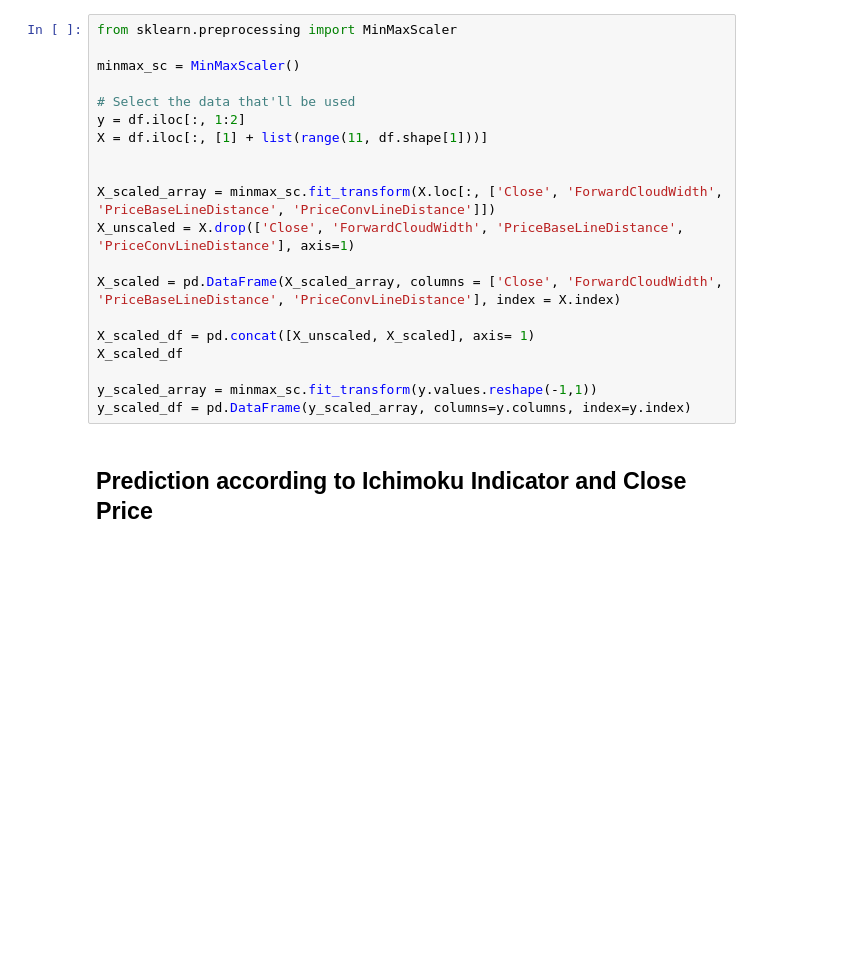
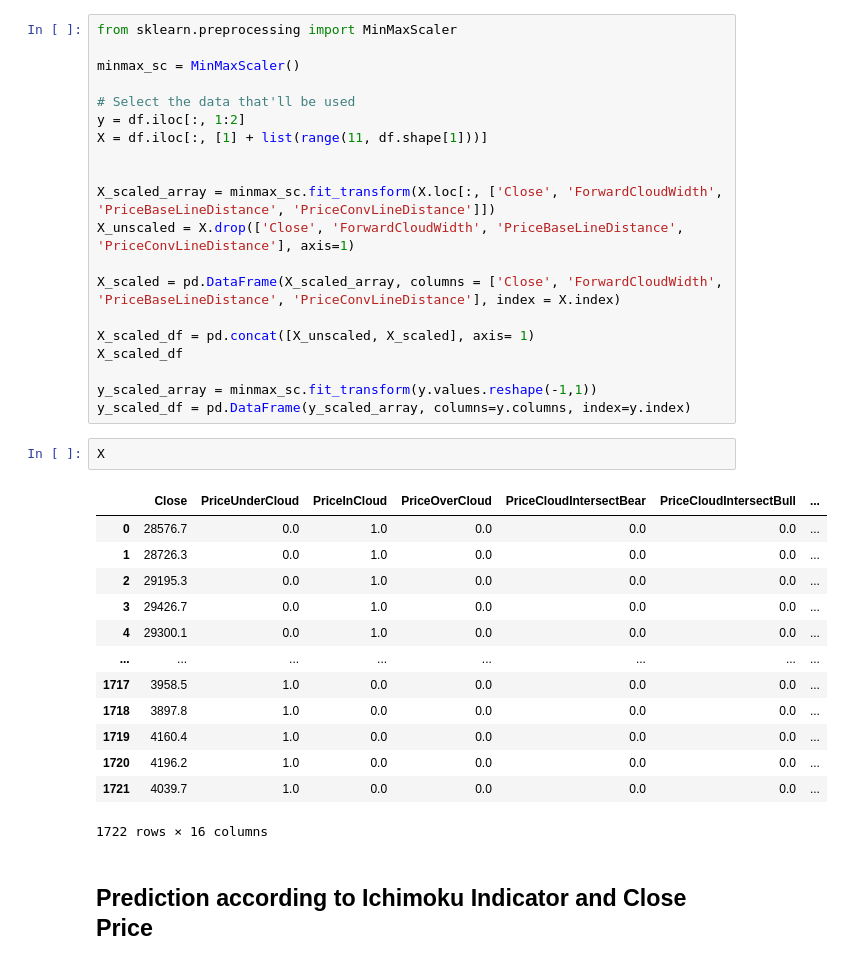
Before and after one commit to anilergan/AISMTB, a Jupyter notebook: btc_daily_chart_regression_v2.ipynb, the cells around one changed output. Drawn from its saved outputs; the diff is of its cells as text; blank space fills up the shorter version.

```diff
--- a/btc_daily_chart_regression_v2.ipynb
+++ b/btc_daily_chart_regression_v2.ipynb
@@ -235,6 +235,22 @@ X_scaled_df
 
 y_scaled_array = minmax_sc.fit_transform(y.values.reshape(-1,1))
 y_scaled_df = pd.DataFrame(y_scaled_array, columns=y.columns, index=y.index)
+# %%
+X
+# %% [output]
+|  | Close | PriceUnderCloud | PriceInCloud | PriceOverCloud | PriceCloudIntersectBear | PriceCloudIntersectBull | ... |
+| 0 | 28576.7 | 0.0 | 1.0 | 0.0 | 0.0 | 0.0 | ... |
+| 1 | 28726.3 | 0.0 | 1.0 | 0.0 | 0.0 | 0.0 | ... |
+| 2 | 29195.3 | 0.0 | 1.0 | 0.0 | 0.0 | 0.0 | ... |
+| 3 | 29426.7 | 0.0 | 1.0 | 0.0 | 0.0 | 0.0 | ... |
+| 4 | 29300.1 | 0.0 | 1.0 | 0.0 | 0.0 | 0.0 | ... |
+| ... | ... | ... | ... | ... | ... | ... | ... |
+| 1717 | 3958.5 | 1.0 | 0.0 | 0.0 | 0.0 | 0.0 | ... |
+| 1718 | 3897.8 | 1.0 | 0.0 | 0.0 | 0.0 | 0.0 | ... |
+| 1719 | 4160.4 | 1.0 | 0.0 | 0.0 | 0.0 | 0.0 | ... |
+| 1720 | 4196.2 | 1.0 | 0.0 | 0.0 | 0.0 | 0.0 | ... |
+| 1721 | 4039.7 | 1.0 | 0.0 | 0.0 | 0.0 | 0.0 | ... |
+1722 rows × 16 columns
 # %% [markdown]
 ## Prediction according to Ichimoku Indicator and Close Price
 # %% [markdown]
```
Also changed, not shown: parts of 2 cells of this notebook, 2 other files.
